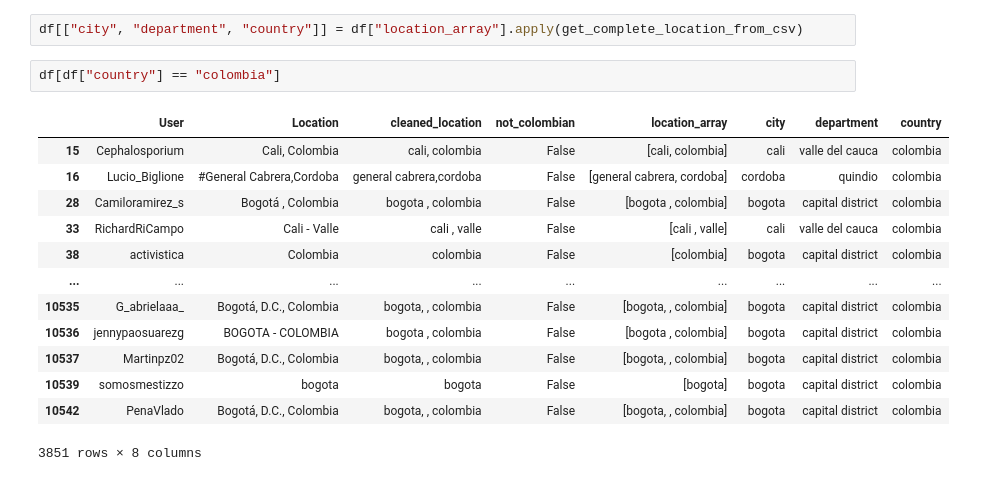
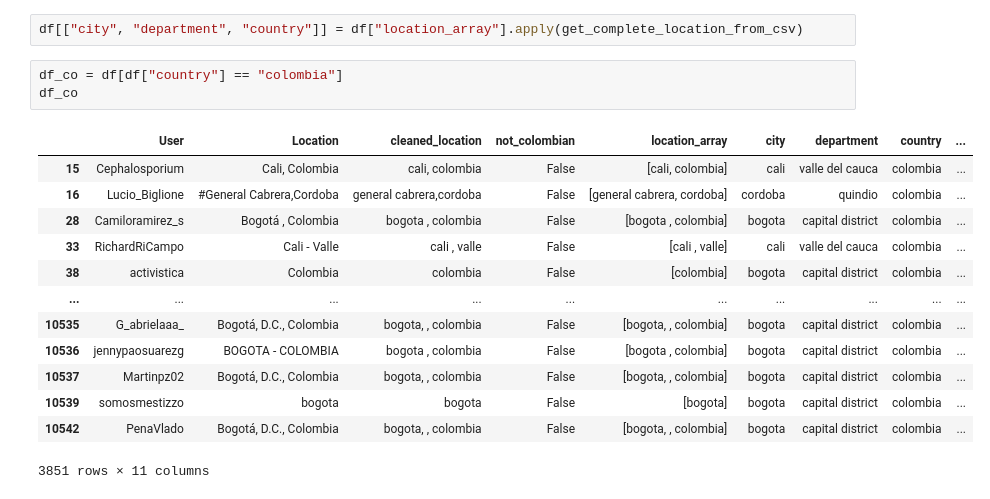
Before and after one commit to OmdenaAI/omdena-colombia-socialnetwork, a Jupyter notebook: src/tasks/task-5-visualization/Carlos_extract_colombian_locations.ipynb, the cells around one changed output. Cells and saved outputs as stored; diff of their text form.

```diff
--- a/src/tasks/task-5-visualization/Carlos_extract_colombian_locations.ipynb
+++ b/src/tasks/task-5-visualization/Carlos_extract_colombian_locations.ipynb
@@ -144,21 +145,22 @@ def get_complete_location_from_csv(location_array):
 # %%
 df[["city", "department", "country"]] = df["location_array"].apply(get_complete_location_from_csv)
 # %%
-df[df["country"] == "colombia"]
+df_co = df[df["country"] == "colombia"]
+df_co
 # %% [output]
-|  | User | Location | cleaned_location | not_colombian | location_array | city | department | country |
-| 15 | Cephalosporium | Cali, Colombia | cali, colombia | False | [cali, colombia] | cali | valle del cauca | colombia |
-| 16 | Lucio_Biglione | #General Cabrera,Cordoba | general cabrera,cordoba | False | [general cabrera, cordoba] | cordoba | quindio | colombia |
-| 28 | Camiloramirez_s | Bogotá , Colombia | bogota , colombia | False | [bogota , colombia] | bogota | capital district | colombia |
-| 33 | RichardRiCampo | Cali - Valle | cali , valle | False | [cali , valle] | cali | valle del cauca | colombia |
-| 38 | activistica | Colombia | colombia | False | [colombia] | bogota | capital district | colombia |
-| ... | ... | ... | ... | ... | ... | ... | ... | ... |
-| 10535 | G_abrielaaa_ | Bogotá, D.C., Colombia | bogota, , colombia | False | [bogota, , colombia] | bogota | capital district | colombia |
-| 10536 | jennypaosuarezg | BOGOTA - COLOMBIA | bogota , colombia | False | [bogota , colombia] | bogota | capital district | colombia |
-| 10537 | Martinpz02 | Bogotá, D.C., Colombia | bogota, , colombia | False | [bogota, , colombia] | bogota | capital district | colombia |
-| 10539 | somosmestizzo | bogota | bogota | False | [bogota] | bogota | capital district | colombia |
-| 10542 | PenaVlado | Bogotá, D.C., Colombia | bogota, , colombia | False | [bogota, , colombia] | bogota | capital district | colombia |
+|  | User | Location | cleaned_location | not_colombian | location_array | city | department | country | ... |
+| 15 | Cephalosporium | Cali, Colombia | cali, colombia | False | [cali, colombia] | cali | valle del cauca | colombia | ... |
+| 16 | Lucio_Biglione | #General Cabrera,Cordoba | general cabrera,cordoba | False | [general cabrera, cordoba] | cordoba | quindio | colombia | ... |
+| 28 | Camiloramirez_s | Bogotá , Colombia | bogota , colombia | False | [bogota , colombia] | bogota | capital district | colombia | ... |
+| 33 | RichardRiCampo | Cali - Valle | cali , valle | False | [cali , valle] | cali | valle del cauca | colombia | ... |
+| 38 | activistica | Colombia | colombia | False | [colombia] | bogota | capital district | colombia | ... |
+| ... | ... | ... | ... | ... | ... | ... | ... | ... | ... |
+| 10535 | G_abrielaaa_ | Bogotá, D.C., Colombia | bogota, , colombia | False | [bogota, , colombia] | bogota | capital district | colombia | ... |
+| 10536 | jennypaosuarezg | BOGOTA - COLOMBIA | bogota , colombia | False | [bogota , colombia] | bogota | capital district | colombia | ... |
+| 10537 | Martinpz02 | Bogotá, D.C., Colombia | bogota, , colombia | False | [bogota, , colombia] | bogota | capital district | colombia | ... |
+| 10539 | somosmestizzo | bogota | bogota | False | [bogota] | bogota | capital district | colombia | ... |
+| 10542 | PenaVlado | Bogotá, D.C., Colombia | bogota, , colombia | False | [bogota, , colombia] | bogota | capital district | colombia | ... |
-3851 rows × 8 columns
+3851 rows × 11 columns
 # %%
 df[df["country"] != "colombia"]
 # %% [output]
```
Also changed, not shown: parts of 7 cells of this notebook.
